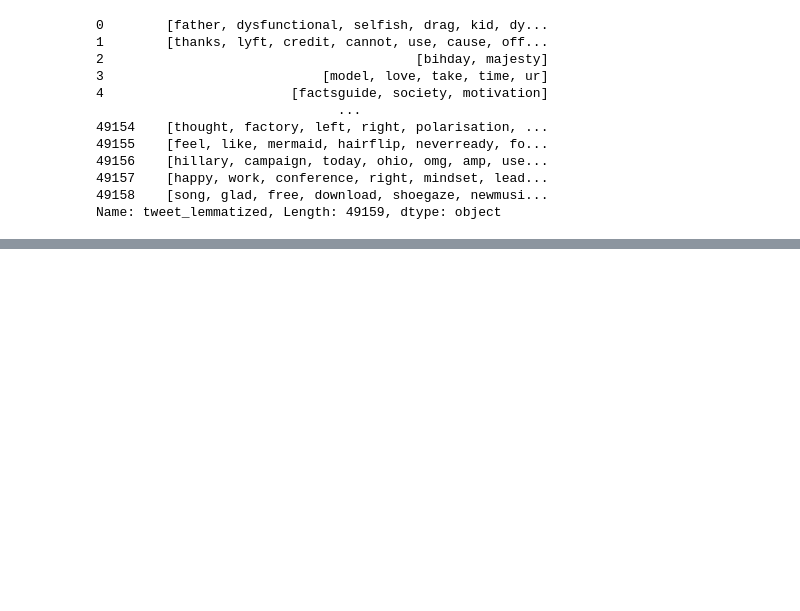
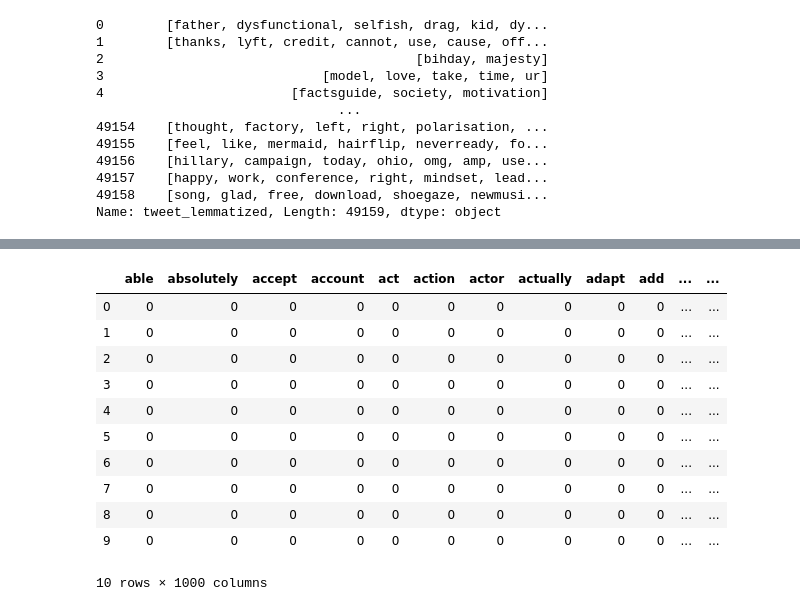
Before and after one commit to lyutov89/intro_to_natural_language, a Jupyter notebook: lesson_1/hw_lesson_1_ASLyutov89.ipynb, the cells around one changed output, grey strips where cells are left out. Cells and saved outputs as stored; diff of their text form; code cells hidden in the pictures; blank space fills up the shorter version.

```diff
--- a/lesson_1/hw_lesson_1_ASLyutov89.ipynb
+++ b/lesson_1/hw_lesson_1_ASLyutov89.ipynb
@@ -582,0 +625,22 @@ upd.close()
+# %%
+documents = combine_df['tweet_lemmatized'].apply(lambda x: " ".join(x))
+# %%
+# Создаем the Bag-of-Words модель
+bag_of_words = count_vectorizer.fit_transform(documents)
+
+# Отобразим Bag-of-Words модель как DataFrame
+feature_names = count_vectorizer.get_feature_names()
+pd.DataFrame(bag_of_words[:10].toarray(), columns = feature_names)
+# %% [output]
+|  | able | absolutely | accept | account | act | action | actor | actually | adapt | add | ... | ... |
+| 0 | 0 | 0 | 0 | 0 | 0 | 0 | 0 | 0 | 0 | 0 | ... | ... |
+| 1 | 0 | 0 | 0 | 0 | 0 | 0 | 0 | 0 | 0 | 0 | ... | ... |
+| 2 | 0 | 0 | 0 | 0 | 0 | 0 | 0 | 0 | 0 | 0 | ... | ... |
+| 3 | 0 | 0 | 0 | 0 | 0 | 0 | 0 | 0 | 0 | 0 | ... | ... |
+| 4 | 0 | 0 | 0 | 0 | 0 | 0 | 0 | 0 | 0 | 0 | ... | ... |
+| 5 | 0 | 0 | 0 | 0 | 0 | 0 | 0 | 0 | 0 | 0 | ... | ... |
+| 6 | 0 | 0 | 0 | 0 | 0 | 0 | 0 | 0 | 0 | 0 | ... | ... |
+| 7 | 0 | 0 | 0 | 0 | 0 | 0 | 0 | 0 | 0 | 0 | ... | ... |
+| 8 | 0 | 0 | 0 | 0 | 0 | 0 | 0 | 0 | 0 | 0 | ... | ... |
+| 9 | 0 | 0 | 0 | 0 | 0 | 0 | 0 | 0 | 0 | 0 | ... | ... |
+10 rows × 1000 columns
```
Also changed, not shown: parts of 21 cells of this notebook.
